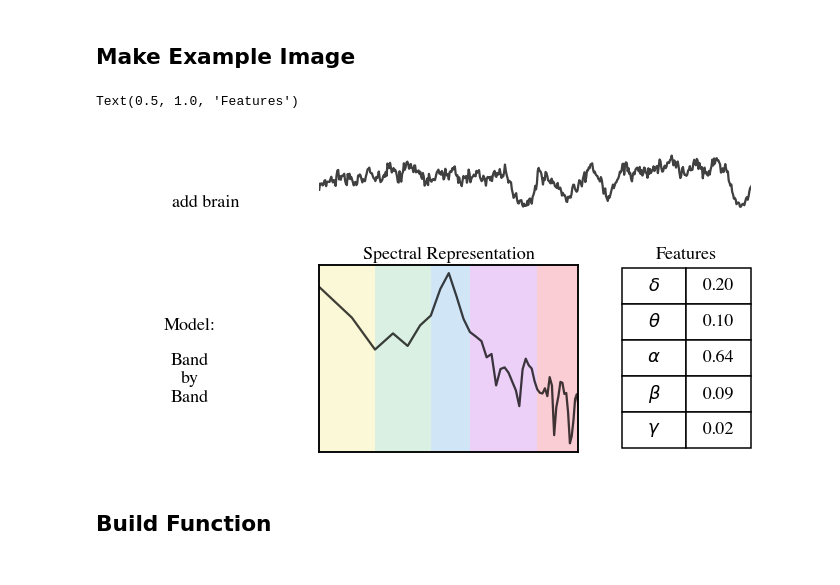
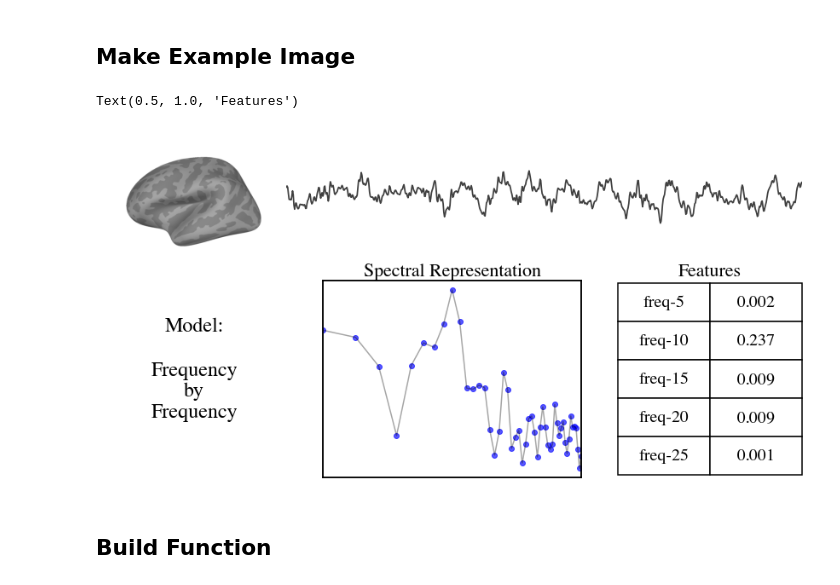
Before and after one commit to TomDonoghue/SigViz, a Jupyter notebook: notebooks/Models.ipynb, the cells around one changed output. Cells and saved outputs as stored; diff of their text form; code cells hidden in the pictures.

Commit message:
update models visualizers

```diff
--- a/notebooks/Models.ipynb
+++ b/notebooks/Models.ipynb
@@ -218,3 +240,5 @@ def make_axes():
 # %% [markdown]
 ## Simulate Signals
+# %%
+ap_range = (1, 150)
 # %%
@@ -230,0 +271,10 @@ sig = sim_combined(N_SECONDS, FS, comps, comp_vars)
+# %%
+comp_vars1 = [0.5, 0.5]
+comps1 = {'sim_powerlaw' : {'exponent' : -1.5, 'f_range' : ap_range},
+         'sim_bursty_oscillation' : {'freq' : 10}}
+# %%
+sig1 = sim_combined(5, FS, comps1, comp_vars1)
+sig2 = sim_powerlaw(3, FS, -0.75, f_range=ap_range)
+sig3 = sim_combined(2, FS, comps1, comp_vars1)
+# %%
+sig = np.concatenate([sig1, sig2, sig3])
@@ -231,39 +297,41 @@ sig = sim_combined(N_SECONDS, FS, comps, comp_vars)
 # %% [markdown]
 ## Make Example Image
 # %%
-#MODEL = 'freq'
-MODEL = 'band'
+MODEL = 'freq'
+#MODEL = 'band'
 #MODEL = 'peap'
 
 fig, axes = make_axes()
 
 # Compute needed things
 freqs, powers = trim_spectrum(*compute_spectrum(sig[0:1000], fs=FS), F_RANGE)
 
 if MODEL == 'peap':
     FM = fit_specparam(freqs, powers)
 
 # Axis 0
-axes[0].text(0.4, 0.5, 'add brain')
+#axes[0].text(0.4, 0.5, 'add brain')
+axes[0].imshow(img)
 axes[0].axis('off')
 
 # Axis 1
-plot_timeseries(sig, colors='black', alpha=0.75, ax=axes[1], xlim=[0, 500])
+plot_timeseries(sig, colors='black', alpha=0.75, lw=1.75,
+                ax=axes[1], xlim=[0, 750])
 axes[1].axis('off')
 
 # Axis 2
 _add_model_text(MODEL, ax=axes[2])
 
 # Axis 3
 plot_model_spectrum(MODEL, freqs, powers, ax=axes[3])
-axes[3].set_title('Spectral Representation')
+axes[3].set_title('Spectral Representation', fontdict=TITLE_FD)
 
 # Axis 4
 table_data = get_features(MODEL, freqs, powers)
 plot_table(table_data, ax=axes[4])
-axes[4].set_title('Features')
+axes[4].set_title('Features', fontdict=TITLE_FD)
 # %% [output]
 Text(0.5, 1.0, 'Features')
-[figure, old version]
+[figure, new version]
 # %% [markdown]
 ## Build Function
```
Also changed, not shown: parts of 34 cells of this notebook.
